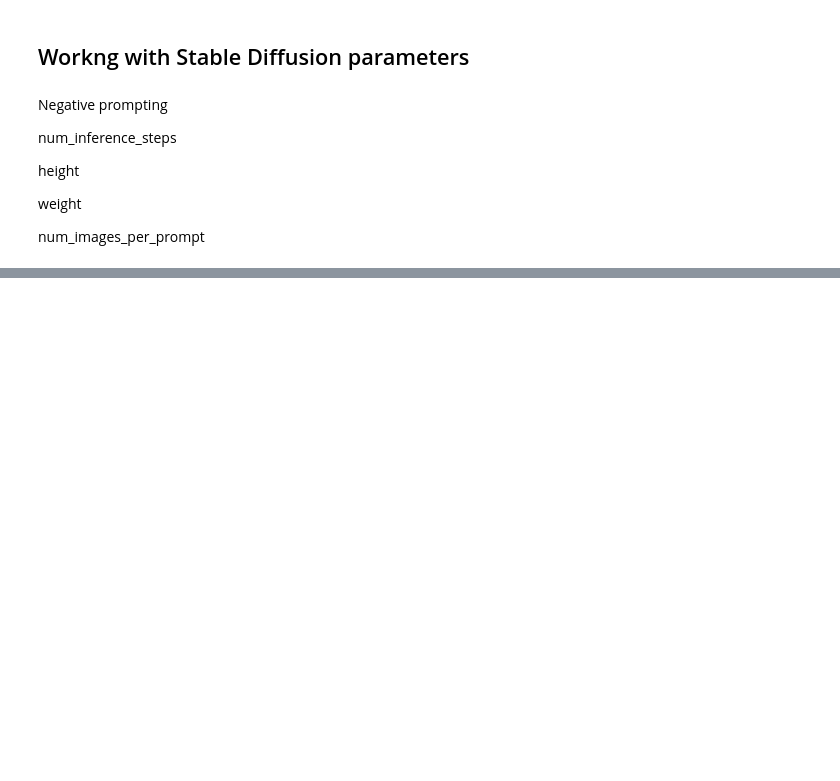
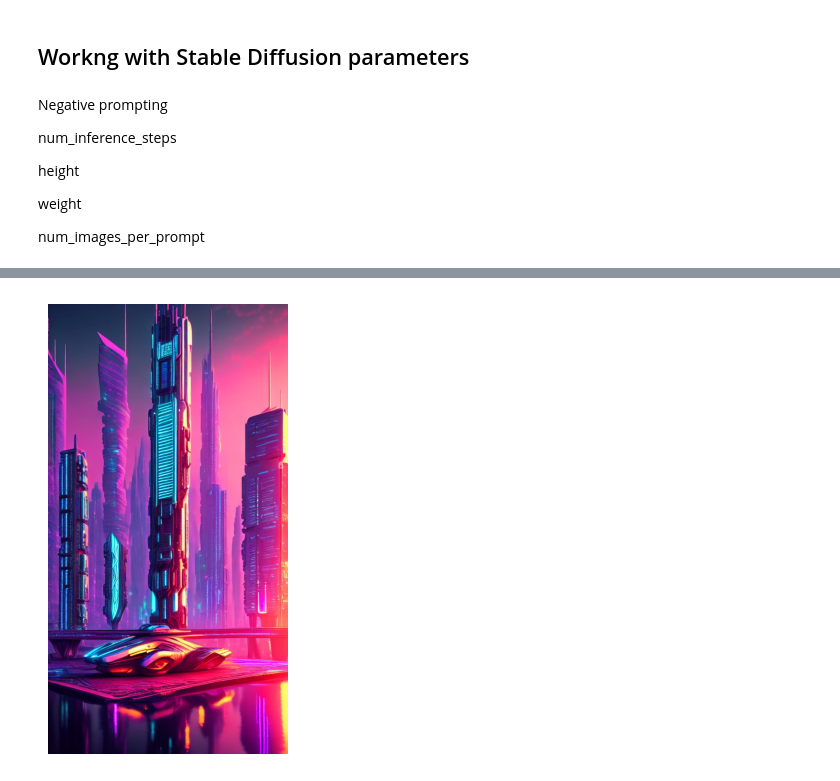
Before and after one commit to GENTLEW1ND/LearningGenAi, a Jupyter notebook: Text_to_image_generation_with_LLM_with_hugging_face.ipynb, the cells around one changed output, grey strips where cells are left out. Drawn from its saved outputs; the diff is of its cells as text; code cells hidden in the pictures; blank space fills up the shorter version.

```diff
--- a/Text_to_image_generation_with_LLM_with_hugging_face.ipynb
+++ b/Text_to_image_generation_with_LLM_with_hugging_face.ipynb
@@ -103,0 +109,7 @@ generate_image(pipe, prompt, params)
+# %%
+#Height weight
+params = {'num_inference_steps': 100, 'width': 512, 'height': int(1.5*640)}
+
+generate_image(pipe, prompt, params)
+# %% [output]
+[figure, added]
```
Also changed, not shown: parts of 6 cells of this notebook.
